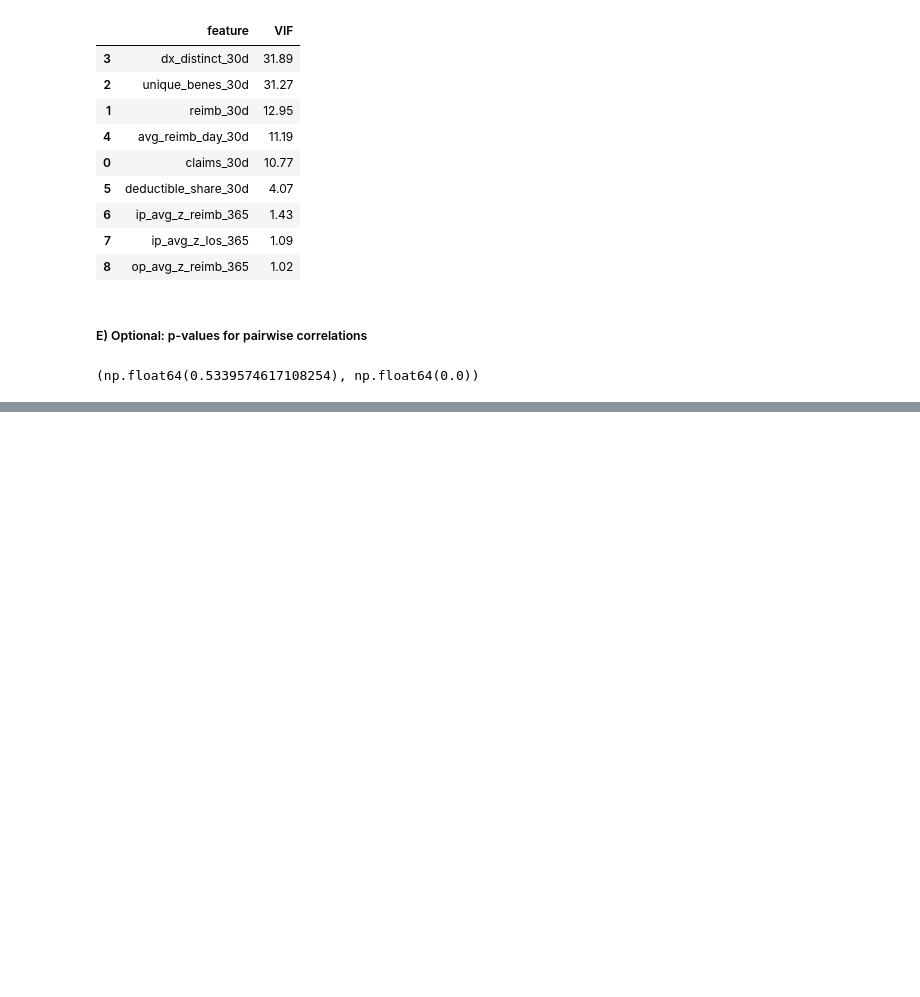
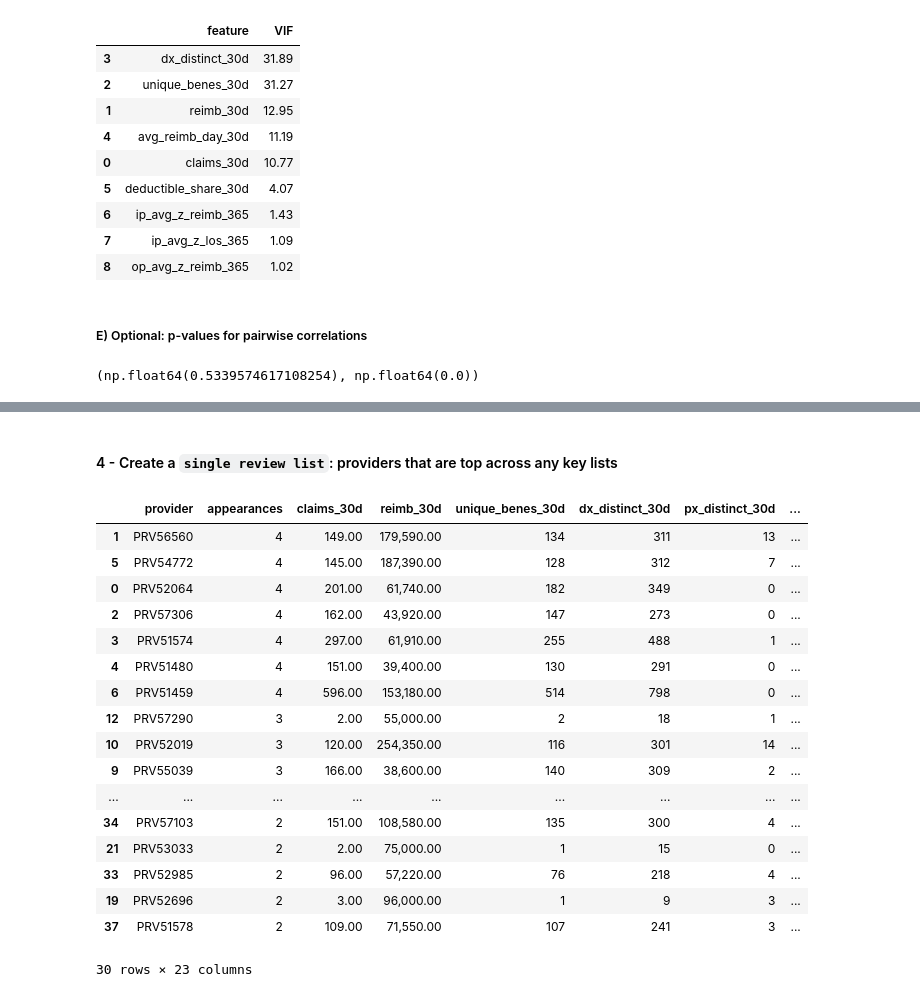
Before and after one commit to Healthcare-Fraud-Detection-System/Healthcare-Fraud-Detection-System, a Jupyter notebook: Project/3) Exploratory Analysis + Sanity Checks/3.1-3.3.ipynb, the cells around one changed output, grey strips where cells are left out. Drawn from its saved outputs; the diff is of its cells as text; code cells hidden in the pictures; blank space fills up the shorter version.

```diff
--- a/Project/3) Exploratory Analysis + Sanity Checks/3.1-3.2.ipynb
+++ b/Project/3) Exploratory Analysis + Sanity Checks/3.1-3.3.ipynb
@@ -575,6 +605,7 @@ if available_cols:
         axes[i].set_visible(False)
 
     plt.tight_layout()
+    save_figure(fig, 'provider_activity_metrics')
     plt.show()
 
 # 2. Z-scores with better styling and layout
@@ -619,6 +650,7 @@ if available_z_cols:
         axes[i].set_visible(False)
 
     plt.tight_layout()
+    save_figure(fig, 'provider_z_scores')
     plt.show()
 
 # 3. Enhanced boxplots with violin plots for better distribution view
@@ -646,11 +678,12 @@ if cols_bp:
     ax2.tick_params(axis='x', rotation=45)
 
     plt.tight_layout()
+    save_figure(fig, 'provider_metrics_boxplot_violin')
     plt.show()
 
 # 4. Correlation heatmap for provider metrics
 if len(cols_bp) > 1:
-    plt.figure(figsize=(10, 8))
+    fig = plt.figure(figsize=(10, 8))
     correlation_matrix = providers[cols_bp + available_z_cols[:4]].corr()
 
     mask = np.triu(np.ones_like(correlation_matrix, dtype=bool))
@@ -658,5 +691,6 @@ if len(cols_bp) > 1:
                 square=True, linewidths=0.5, cbar_kws={"shrink": .8})
     plt.title("Provider Metrics Correlation Matrix", fontsize=14, fontweight='bold')
     plt.tight_layout()
+    save_figure(fig, 'provider_correlation_heatmap')
     plt.show()
 # %% [output]
@@ -993,0 +1215,23 @@ r, p
+# %%
+N = 25
+
+# Peer-normalized “spend” outliers (IP)
+top_ip_max_spend = top_n(prov, "ip_max_z_reimb_365", n=N)
+top_ip_avg_spend = top_n(prov, "ip_avg_z_reimb_365", n=N)
+
+# Short-stay pattern (more negative z_los ⇒ shorter than DRG peers)
+top_ip_short_stay = top_n(prov, "ip_avg_z_los_365", n=N, asc=True)
+
+# Outpatient peer outliers
+top_op_max_spend = top_n(prov, "op_max_z_reimb_365", n=N)
+top_op_avg_spend = top_n(prov, "op_avg_z_reimb_365", n=N)
+
+# Recent cost/volume & exposure
+top_avg_reimb = top_n(prov, "avg_reimb_per_claim", n=N)
+top_claims = top_n(prov, "claims_30d", n=N)
+top_benes = top_n(prov, "unique_benes_30d", n=N)
+
+# Rule-hit leaders (from 2.4)
+top_overcharge = top_n(prov, "overcharge_z_claims", n=N)
+top_dup_exact = top_n(prov, "dup_exact_claims", n=N)
+top_upcoding = top_n(prov, "upcoding_ip_claims", n=N)
@@ -993,0 +1400,37 @@ r, p
+# %% [markdown]
+#### 4 - Create a `single review list`: providers that are top across any key lists
+# %%
+from itertools import chain
+key_lists = [
+    top_ip_max_spend["provider"], top_ip_avg_spend["provider"], top_ip_short_stay["provider"],
+    top_op_max_spend["provider"], top_op_avg_spend["provider"],
+    top_avg_reimb["provider"], top_claims["provider"], top_benes["provider"],
+    top_overcharge["provider"], top_dup_exact["provider"], top_upcoding["provider"]
+]
+review_set = pd.Series(
+    list(chain.from_iterable([s.tolist() for s in key_lists])))
+
+review_counts = review_set.value_counts().rename_axis(
+    "provider").reset_index(name="appearances")
+review = review_counts.merge(prov, on="provider", how="left").sort_values(
+    ["appearances", "ip_max_z_reimb_365"], ascending=[False, False])
+review.head(30)
+# %% [output]
+|  | provider | appearances | claims_30d | reimb_30d | unique_benes_30d | dx_distinct_30d | px_distinct_30d | ... |
+| 1 | PRV56560 | 4 | 149.00 | 179,590.00 | 134 | 311 | 13 | ... |
+| 5 | PRV54772 | 4 | 145.00 | 187,390.00 | 128 | 312 | 7 | ... |
+| 0 | PRV52064 | 4 | 201.00 | 61,740.00 | 182 | 349 | 0 | ... |
+| 2 | PRV57306 | 4 | 162.00 | 43,920.00 | 147 | 273 | 0 | ... |
+| 3 | PRV51574 | 4 | 297.00 | 61,910.00 | 255 | 488 | 1 | ... |
+| 4 | PRV51480 | 4 | 151.00 | 39,400.00 | 130 | 291 | 0 | ... |
+| 6 | PRV51459 | 4 | 596.00 | 153,180.00 | 514 | 798 | 0 | ... |
+| 12 | PRV57290 | 3 | 2.00 | 55,000.00 | 2 | 18 | 1 | ... |
+| 10 | PRV52019 | 3 | 120.00 | 254,350.00 | 116 | 301 | 14 | ... |
+| 9 | PRV55039 | 3 | 166.00 | 38,600.00 | 140 | 309 | 2 | ... |
+| ... | ... | ... | ... | ... | ... | ... | ... | ... |
+| 34 | PRV57103 | 2 | 151.00 | 108,580.00 | 135 | 300 | 4 | ... |
+| 21 | PRV53033 | 2 | 2.00 | 75,000.00 | 1 | 15 | 0 | ... |
+| 33 | PRV52985 | 2 | 96.00 | 57,220.00 | 76 | 218 | 4 | ... |
+| 19 | PRV52696 | 2 | 3.00 | 96,000.00 | 1 | 9 | 3 | ... |
+| 37 | PRV51578 | 2 | 109.00 | 71,550.00 | 107 | 241 | 3 | ... |
+30 rows × 23 columns
```
Also changed, not shown: parts of 23 cells of this notebook, 16 other files.
